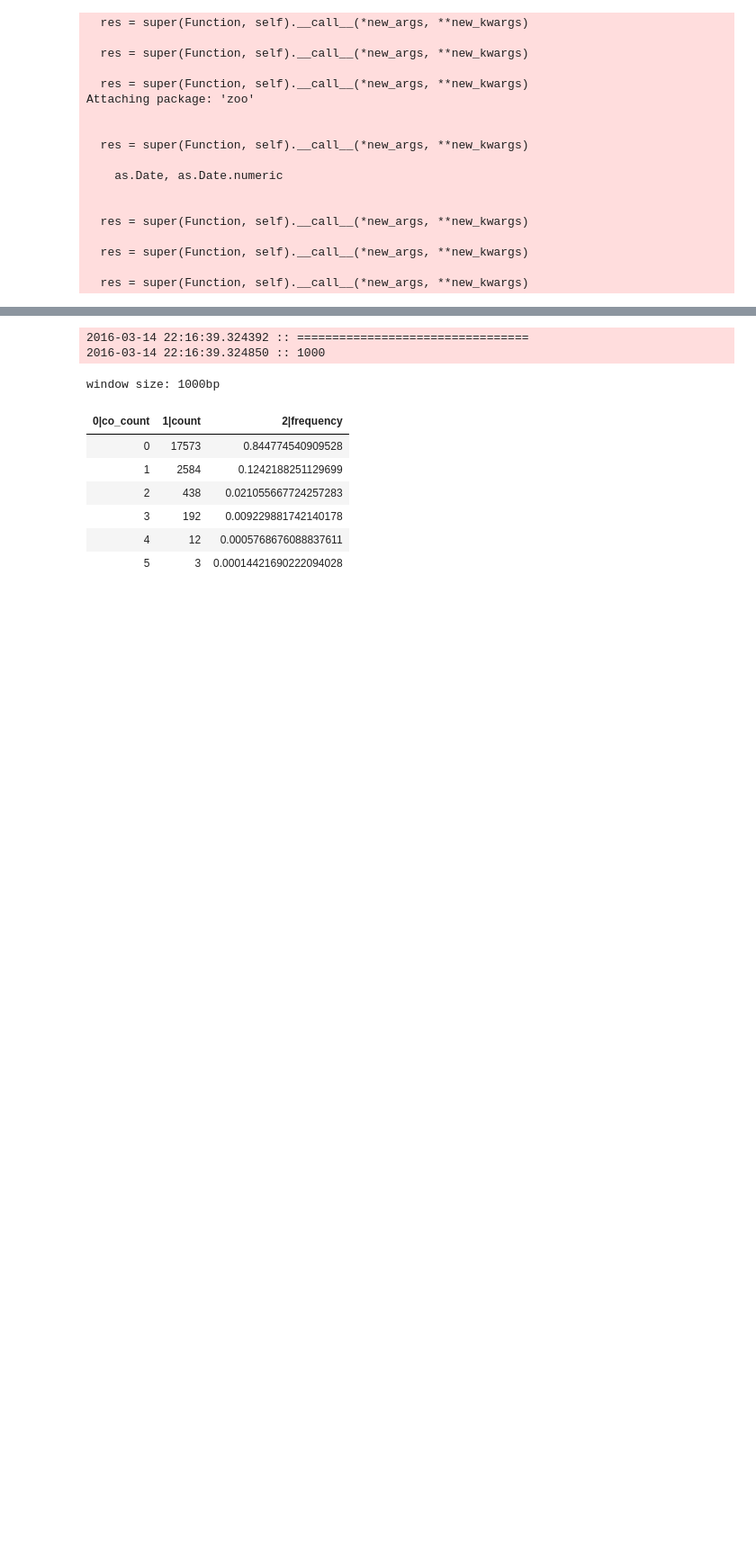
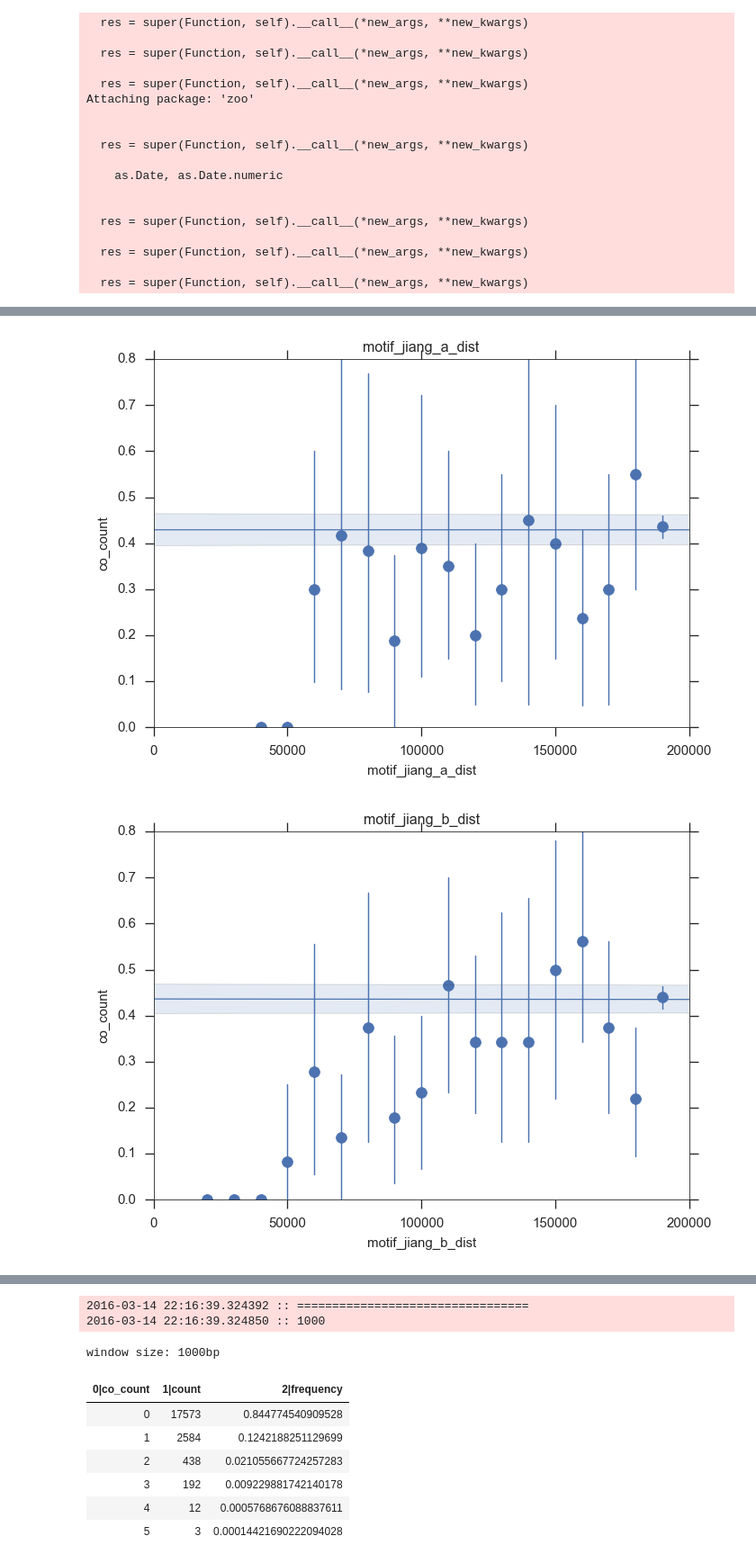
Before and after one commit to wtchg-kwiatkowski/pfx-paper-2015, a Jupyter notebook: supplementary/notebooks/hotspots.ipynb, the cells around one changed output, grey strips where cells are left out. Shown at 90% size. Cells and saved outputs as stored; diff of their text form; code cells hidden in the pictures; blank space fills up the shorter version.

```diff
--- a/supplementary/notebooks/hotspots.ipynb
+++ b/supplementary/notebooks/hotspots.ipynb
@@ -311,0 +347,14 @@ df.head()
+# %%
+for v in ('motif_jiang_a_dist',
+          'motif_jiang_b_dist',
+          'motif_jiang_c_dist',
+          'motif_jiang_d_dist',
+          'motif_jiang_e_dist'):
+    sns.regplot(v, 'co_count', data=df, x_bins=np.arange(0, 200000, 10000))
+    plt.xlim(0, 200000)
+    plt.ylim(0, 0.8)
+    plt.title(v)
+    plt.show();
+# %% [output]
+[figure, added]
+[figure, added]
```
Also changed, not shown: parts of 20 cells of this notebook, 1 other file.
